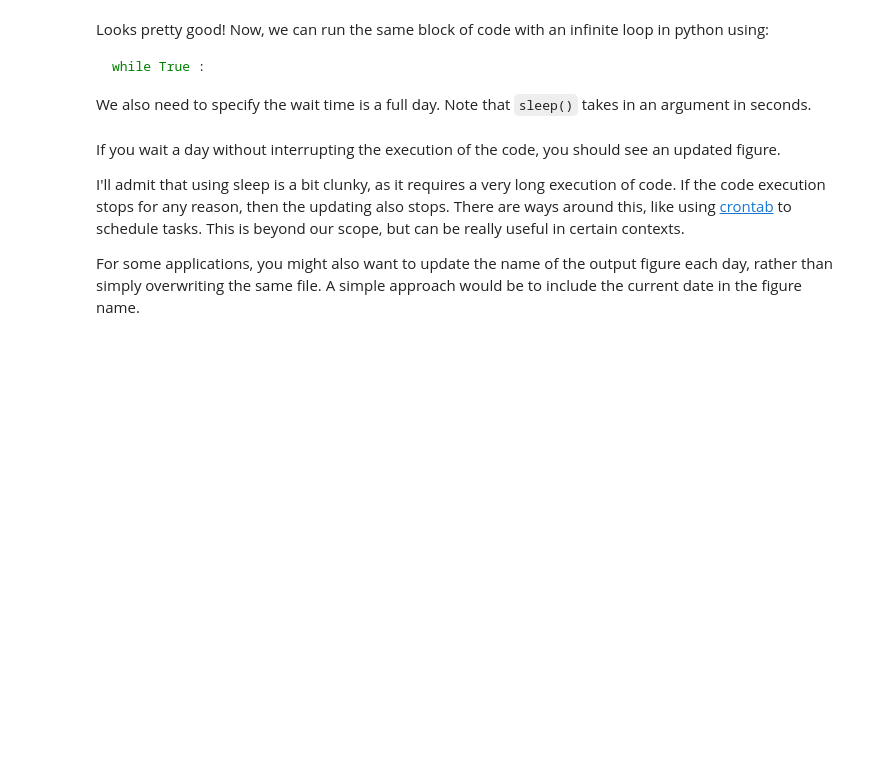
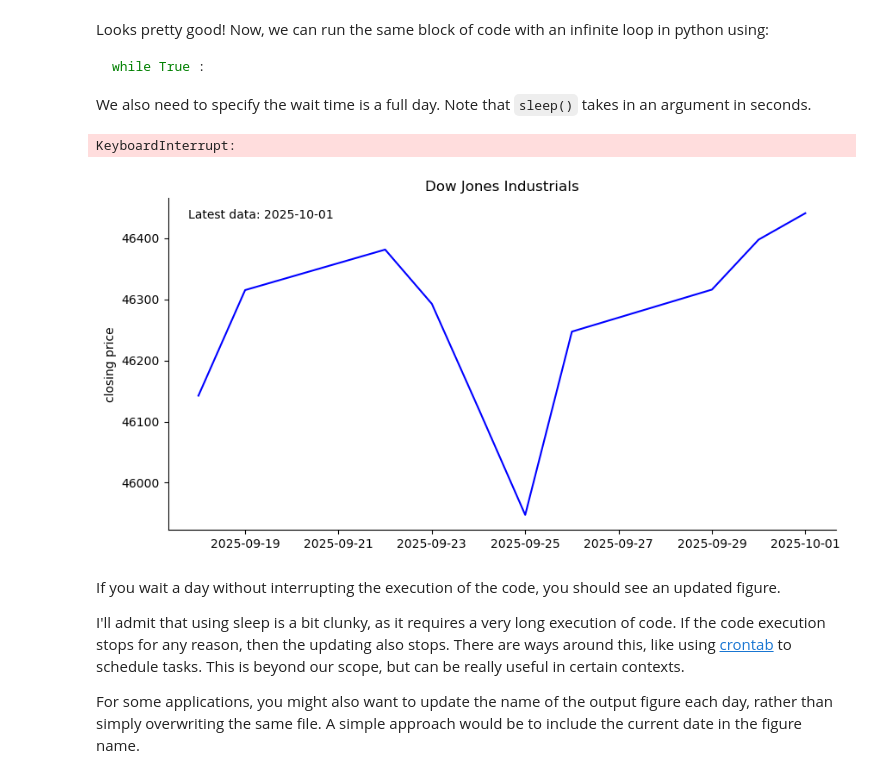
Before and after one commit to messymoose/ECON570, a Jupyter notebook: Lectures/10_02_api.ipynb, the cells around one changed output. Saved outputs shown, nothing was run; the diff lists cells and outputs as text; code cells hidden in the pictures; blank space fills up the shorter version.

```diff
--- a/Lectures/10_02_api.ipynb
+++ b/Lectures/10_02_api.ipynb
@@ -236,27 +328,30 @@ wait_time = 86400
 # %%
 # Infinite loop
 while True:
     # end date is now (most current)
     end=dt.datetime.now()
     # start date is two weeks ago
     start=dt.datetime.now()-dt.timedelta(days = 14)
     # Pull the last two weeks of DJI data from Stooq
     dj_cur = web.DataReader('^DJI', 'stooq', start, end)
 
     # Plot the figure
     fig, ax = plt.subplots(figsize=(10,5))
     ax.plot(dj_cur.index, dj_cur['Close'], color='blue',
             label = 'Latest data: {}'.format(dj.head(1).index.date[0].strftime('%Y-%m-%d')))
     ax.set_ylabel('closing price')
     ax.set_title('Dow Jones Industrials')
     sns.despine(ax=ax)
     ax.legend(frameon=False, handlelength=0)
 
     plt.savefig('dji_current.png', bbox_inches='tight')
     #plt.show()
 
     # wait a full day
-    sleep(wait_time)
+#     sleep(wait_time)
+# %% [output]
+KeyboardInterrupt:
+[figure, added]
 # %% [markdown]
 If you wait a day without interrupting the execution of the code, you should see an updated figure.
 
```
Also changed, not shown: parts of 26 cells of this notebook, 1 other file.
